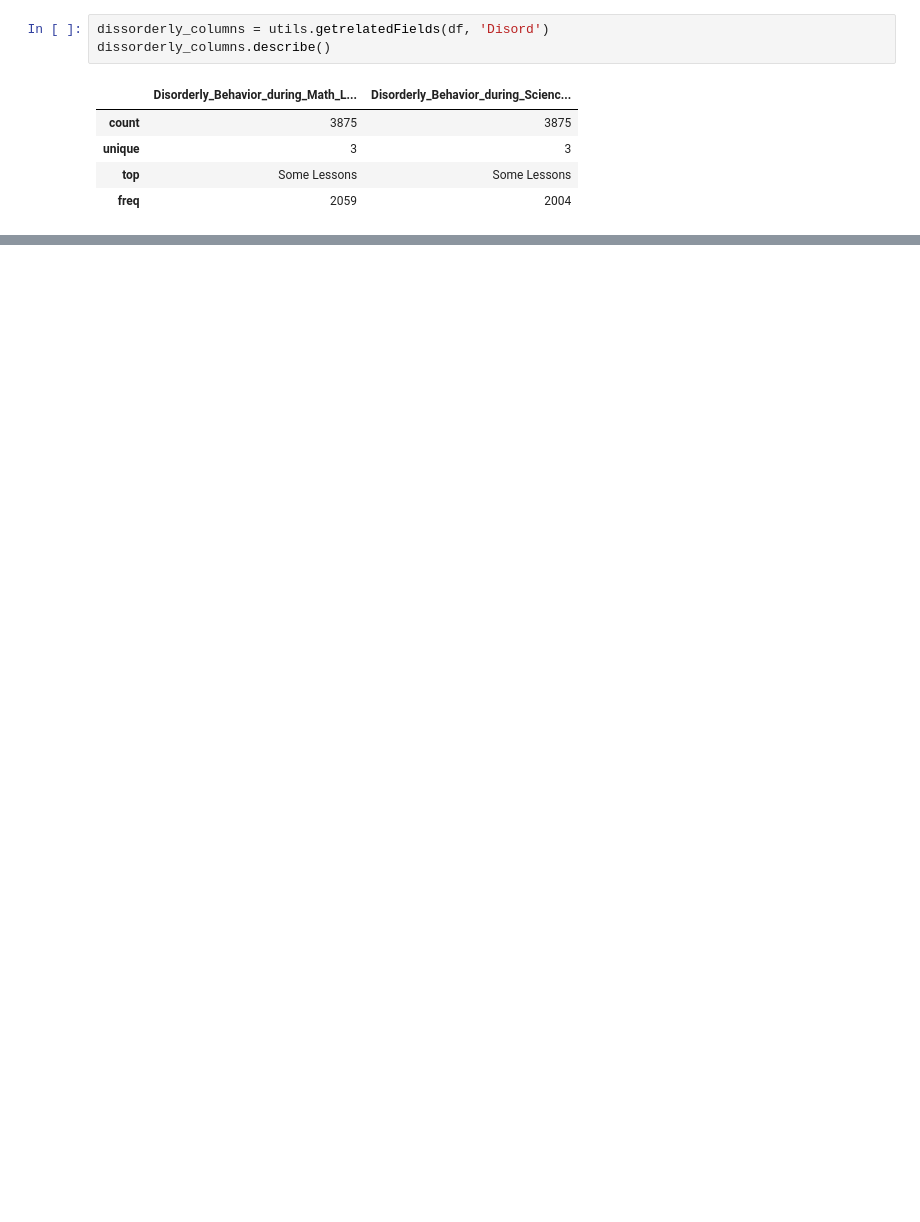
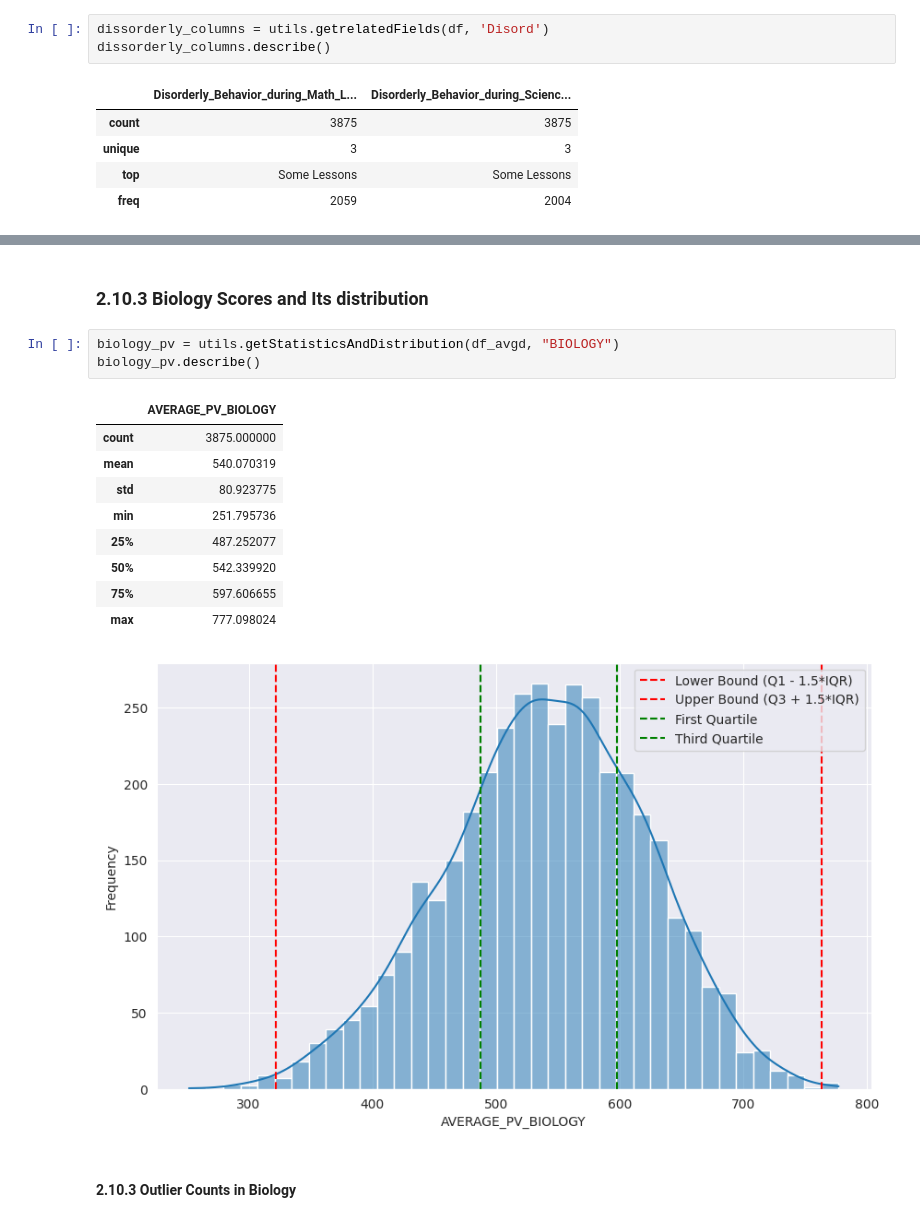
Before and after one commit to Sreerag20109451/data_miining_ca2_eda, a Jupyter notebook: T23_G8_-_02_-_Overview.ipynb, the cells around one changed output, grey strips where cells are left out. Cells and saved outputs as stored; diff of their text form; blank space fills up the shorter version.

```diff
--- a/T23_G8_-_02_-_Overview.ipynb
+++ b/T23_G8_-_02_-_Overview.ipynb
@@ -150,0 +202,19 @@ dissorderly_columns.describe()
+# %% [markdown]
+### 2.10.3 Biology Scores and Its distribution
+# %%
+biology_pv = utils.getStatisticsAndDistribution(df_avgd, "BIOLOGY")
+biology_pv.describe()
+# %% [output]
+|  | AVERAGE_PV_BIOLOGY |
+| count | 3875.000000 |
+| mean | 540.070319 |
+| std | 80.923775 |
+| min | 251.795736 |
+| 25% | 487.252077 |
+| 50% | 542.339920 |
+| 75% | 597.606655 |
+| max | 777.098024 |
+[figure, added]
+# %% [markdown]
+
+#### 2.10.3 Outlier Counts in Biology
```
Also changed, not shown: parts of 36 cells of this notebook, 9 other files.
